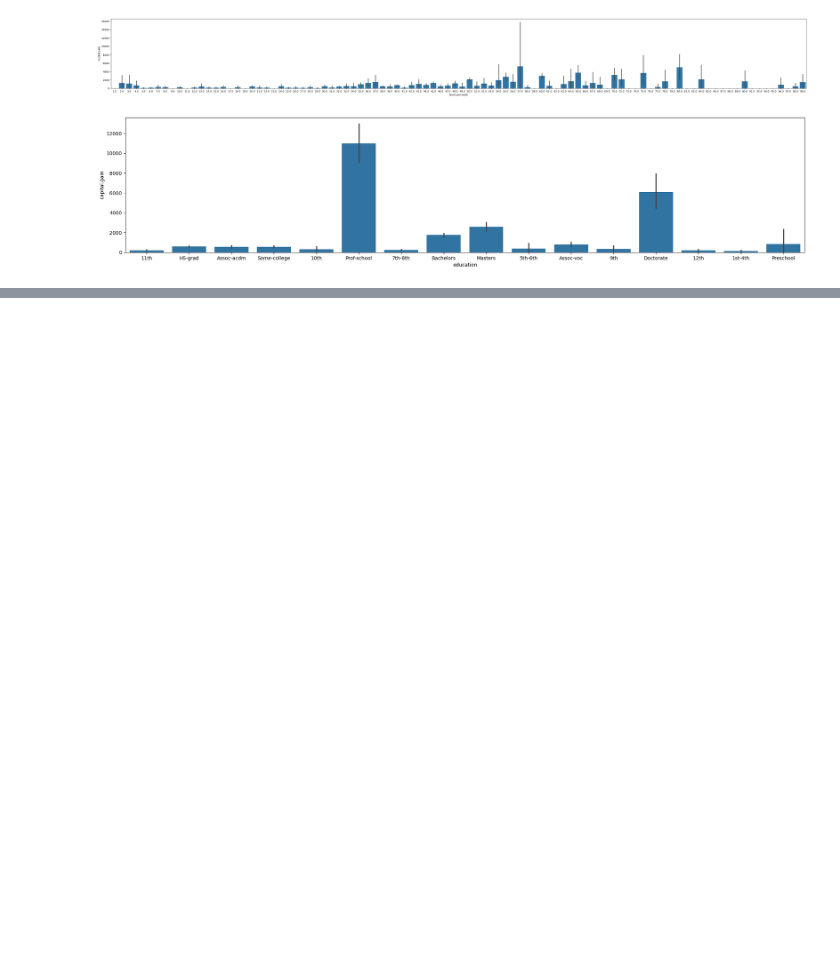
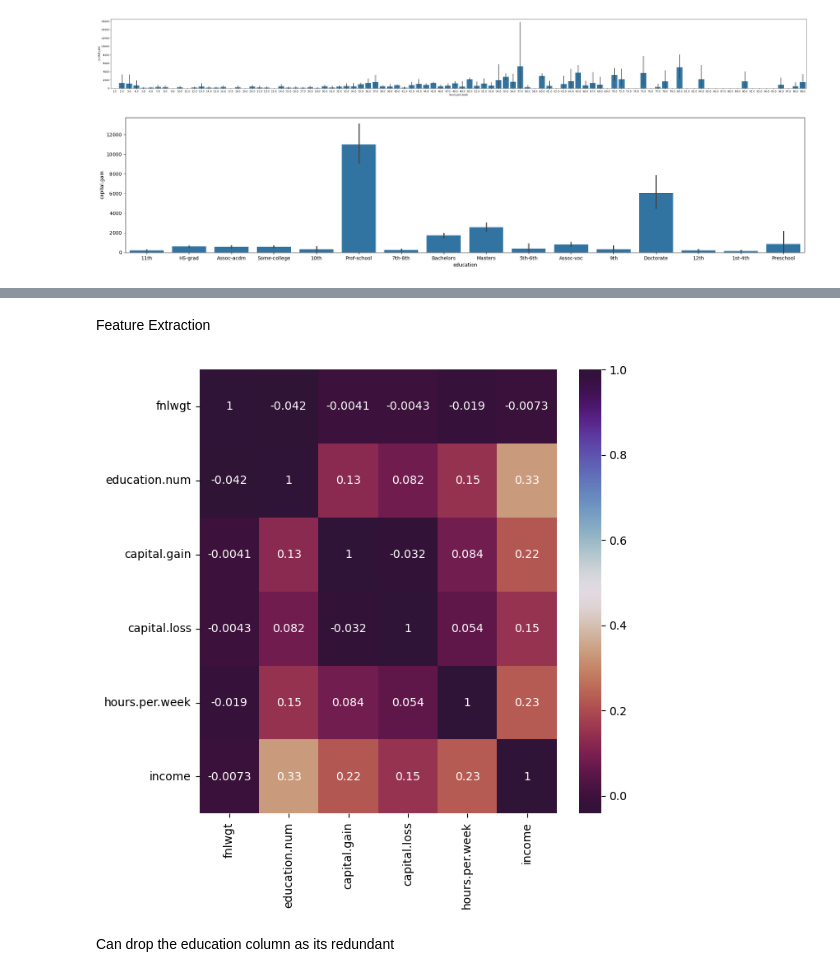
Before and after one commit to vgry5/Predicting-whether-income-exceeds-50K-yr-based-on-census-data, a Jupyter notebook: sol.ipynb, the cells around one changed output, grey strips where cells are left out. Saved outputs shown, nothing was run; the diff lists cells and outputs as text; code cells hidden in the pictures; blank space fills up the shorter version.

```diff
--- a/sol.ipynb
+++ b/sol.ipynb
@@ -123,3 +118,6 @@ plt.xlabel=('Sex')
 plt.ylabel=('Capital Gain')
 # %% [output]
 [figure]
+# %%
+data_f['income'].replace({'<=50K':0, '>50K':1}, inplace=True)
+data_f
@@ -125,0 +148,12 @@ plt.ylabel=('Capital Gain')
+# %% [markdown]
+Feature Extraction
+# %%
+corr_df = data_f.select_dtypes(include = 'number')
+correlation_matrix = corr_df.corr()
+plt.figure(figsize=(7,7))
+sns.heatmap(correlation_matrix, annot=True, cmap='twilight_shifted_r')
+plt.show()
+# %% [output]
+[figure, added]
+# %% [markdown]
+Can drop the education column as its redundant
```
Also changed, not shown: parts of 21 cells of this notebook, 1 other file.
